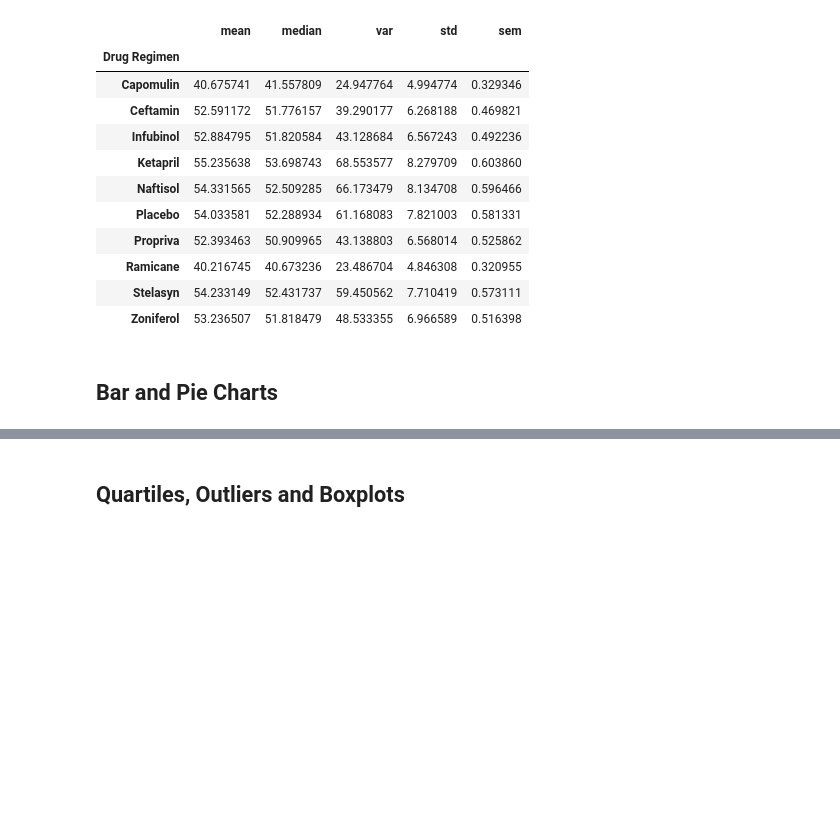
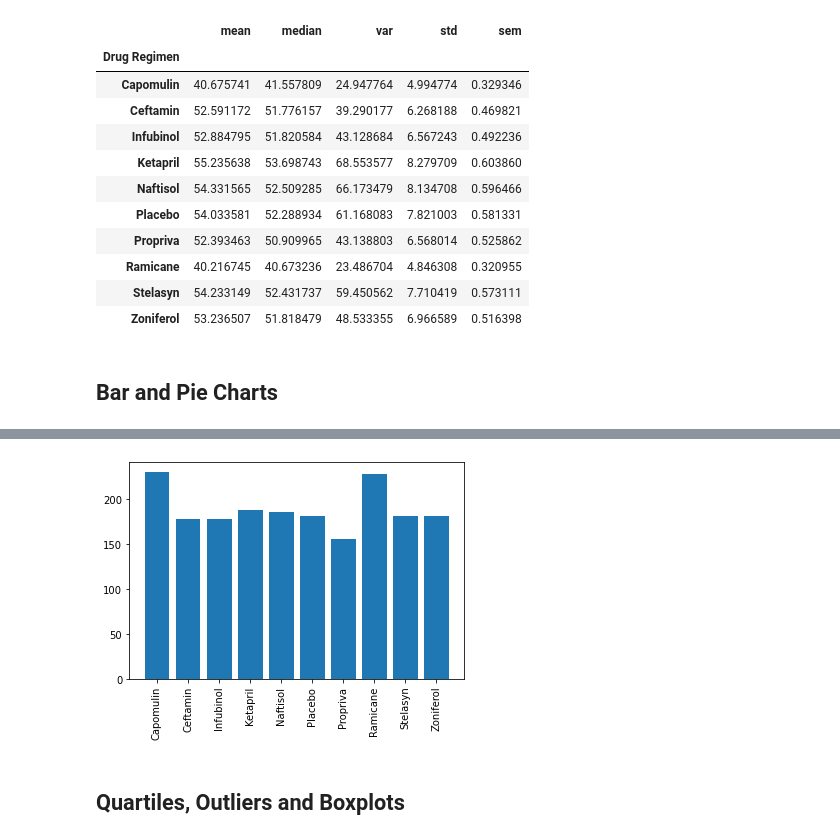
Before and after one commit to JGarvert/Matplotlib_homework, a Jupyter notebook: pymaceuticals_starter.ipynb, the cells around one changed output, grey strips where cells are left out. Drawn from its saved outputs; the diff is of its cells as text; code cells hidden in the pictures; blank space fills up the shorter version.

```diff
--- a/pymaceuticals_starter.ipynb
+++ b/pymaceuticals_starter.ipynb
@@ -147,5 +151,14 @@ mice_agg
 # %%
 # Generate a bar plot showing the total number of measurements taken on each drug regimen using pyplot.
+x_axis = drug_reg.index.tolist()
+y_data = drug_reg["Mouse ID"].tolist()
+
+
+plt.bar(x_axis, y_data)
+plt.xticks(rotation = 90)
+plt.show()
+# %% [output]
+[figure, added]
 # %%
 # Generate a pie plot showing the distribution of female versus male mice using pandas
 # %%
```
Also changed, not shown: parts of 1 cell of this notebook.
